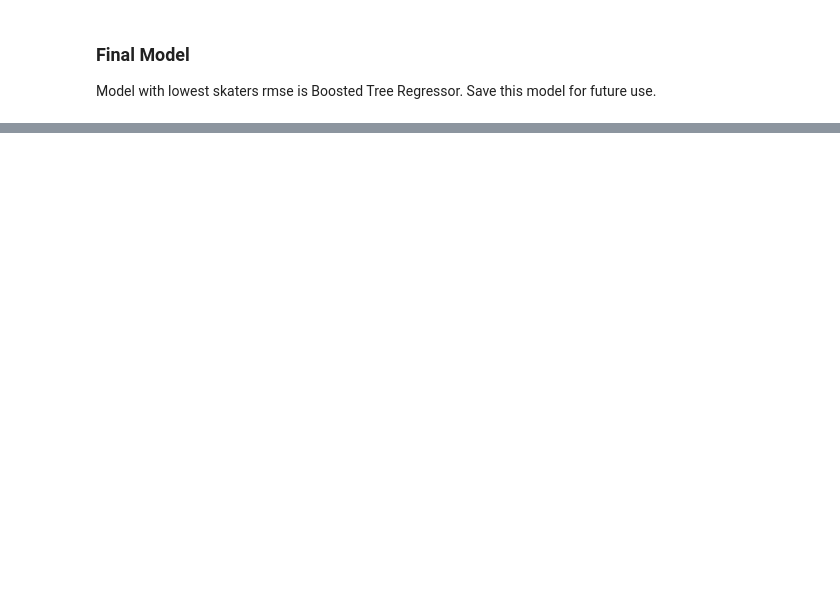
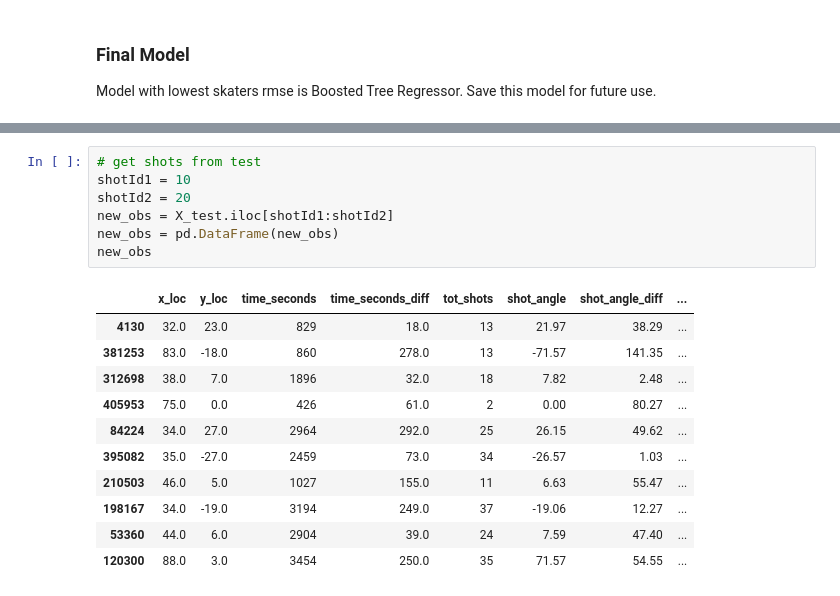
Before and after one commit to shawzy2/nhl_dashboard, a Jupyter notebook: notebook/models/expected_goals.ipynb, the cells around one changed output, grey strips where cells are left out. Cells and saved outputs as stored; diff of their text form; blank space fills up the shorter version.

```diff
--- a/notebook/models/expected_goals.ipynb
+++ b/notebook/models/expected_goals.ipynb
@@ -686,0 +687,19 @@ Goalies RMSE: 3.6076327172232108
+# %%
+# get shots from test
+shotId1 = 10
+shotId2 = 20
+new_obs = X_test.iloc[shotId1:shotId2]
+new_obs = pd.DataFrame(new_obs)
+new_obs
+# %% [output]
+|  | x_loc | y_loc | time_seconds | time_seconds_diff | tot_shots | shot_angle | shot_angle_diff | ... |
+| 4130 | 32.0 | 23.0 | 829 | 18.0 | 13 | 21.97 | 38.29 | ... |
+| 381253 | 83.0 | -18.0 | 860 | 278.0 | 13 | -71.57 | 141.35 | ... |
+| 312698 | 38.0 | 7.0 | 1896 | 32.0 | 18 | 7.82 | 2.48 | ... |
+| 405953 | 75.0 | 0.0 | 426 | 61.0 | 2 | 0.00 | 80.27 | ... |
+| 84224 | 34.0 | 27.0 | 2964 | 292.0 | 25 | 26.15 | 49.62 | ... |
+| 395082 | 35.0 | -27.0 | 2459 | 73.0 | 34 | -26.57 | 1.03 | ... |
+| 210503 | 46.0 | 5.0 | 1027 | 155.0 | 11 | 6.63 | 55.47 | ... |
+| 198167 | 34.0 | -19.0 | 3194 | 249.0 | 37 | -19.06 | 12.27 | ... |
+| 53360 | 44.0 | 6.0 | 2904 | 39.0 | 24 | 7.59 | 47.40 | ... |
+| 120300 | 88.0 | 3.0 | 3454 | 250.0 | 35 | 71.57 | 54.55 | ... |
```
Also changed, not shown: parts of 16 cells of this notebook, 9 other files.
